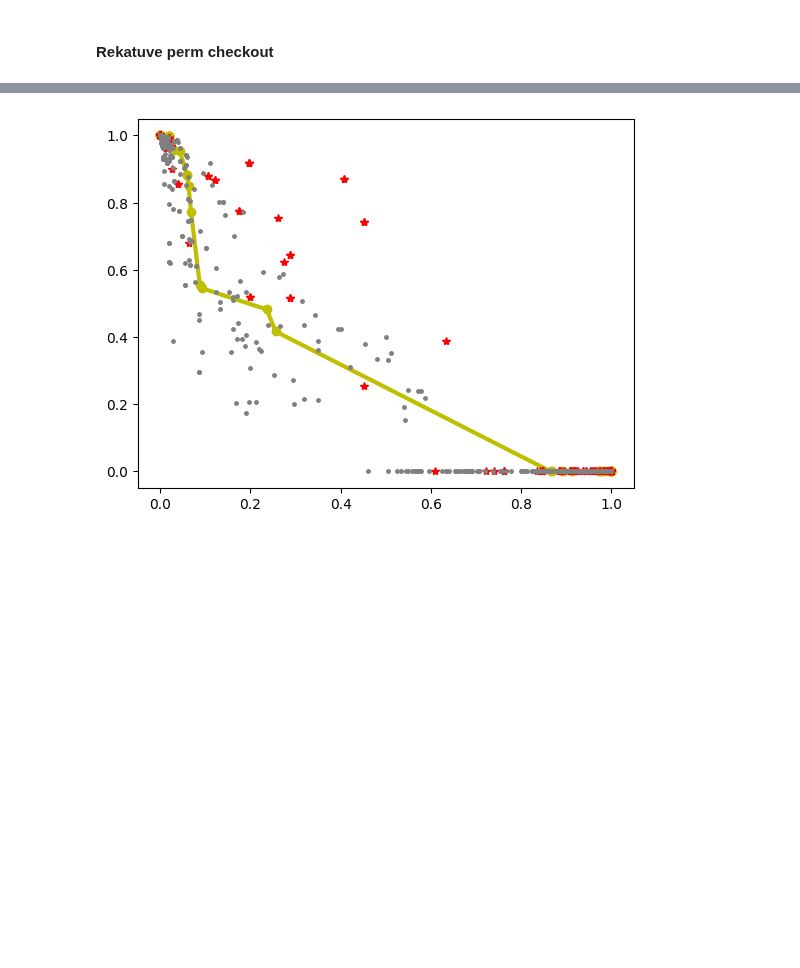
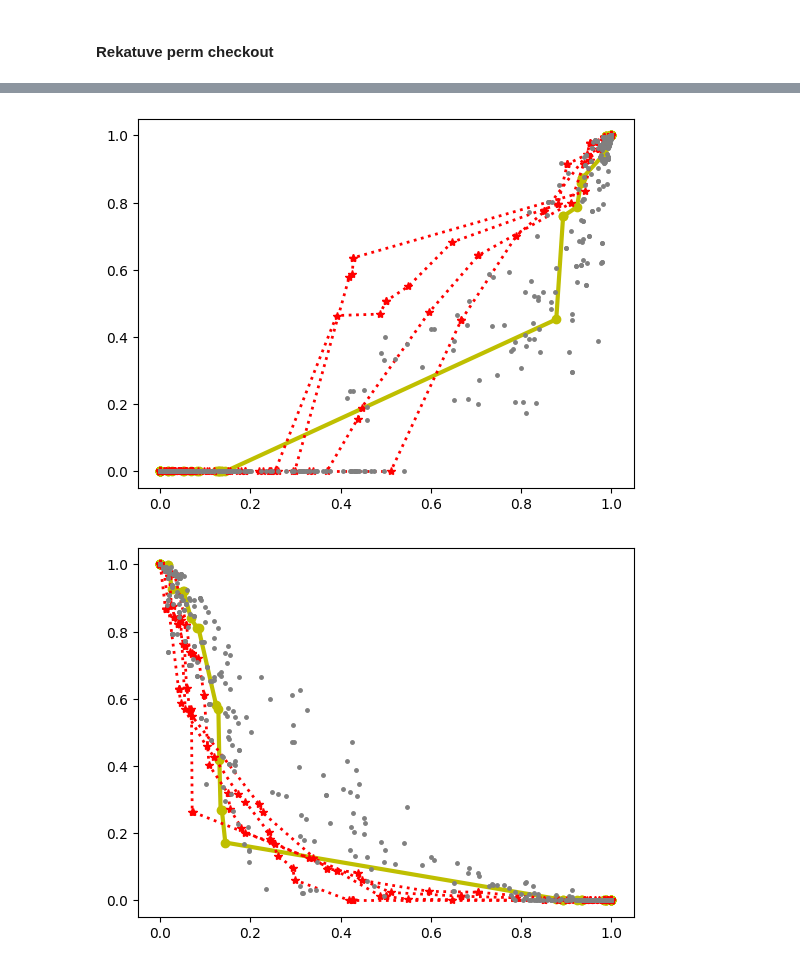
Before and after one commit to ZihanRen/poretransformer, a Jupyter notebook: lpu3dnet/post_process/analyze_phys_single.ipynb, the cells around one changed output, grey strips where cells are left out. Cells and saved outputs as stored; diff of their text form; code cells hidden in the pictures; blank space fills up the shorter version.

```diff
--- a/lpu3dnet/post_process/analyze_phys_single.ipynb
+++ b/lpu3dnet/post_process/analyze_phys_single.ipynb
@@ -91,6 +91,42 @@ plt.scatter(k_compare,k_real[:-1])
 # %% [output]
 <matplotlib.collections.PathCollection at 0x...>
 [figure]
+# %%
+def plot_figure_air(kr_results_real, kr_results_pred, sim_results):
+    f = plt.figure()
+    # Using 'yo-' for yellow dots with a line, making the line thicker for visibility
+    plt.plot(kr_results_real['snw'], kr_results_real['kr_air'], 'yo-', linewidth=3, label='real')
+
+    for ensemble in kr_results_pred:
+        # Using 'r*-' for red stars with a line, specifying a smaller line width
+        plt.plot(ensemble['snw'], ensemble['kr_air'], 'r*:', linewidth=2, label='pred')
+
+    # Plot comparison
+    compare_phys = sim_results['compare']
+    for compare in compare_phys:
+        # Using 'g.' for gray dots, no connecting line, and specifying marker size for smaller appearance
+        plt.plot(compare['snw'], compare['kr_air'], 'g.', color='gray', markersize=5, label='compare')
+
+    plt.show()
+
+
+
+def plot_figure_water(kr_results_real, kr_results_pred, sim_results):
+    f = plt.figure()
+    # Using 'yo-' for yellow dots with a line, making the line thicker for visibility
+    plt.plot(kr_results_real['snw'], kr_results_real['kr_water'], 'yo-', linewidth=3, label='real')
+
+    for ensemble in kr_results_pred:
+        # Using 'r*-' for red stars with a line, specifying a smaller line width
+        plt.plot(ensemble['snw'], ensemble['kr_water'], 'r*:', linewidth=2, label='pred')
+
+    # Plot comparison
+    compare_phys = sim_results['compare']
+    for compare in compare_phys:
+        # Using 'g.' for gray dots, no connecting line, and specifying marker size for smaller appearance
+        plt.plot(compare['snw'], compare['kr_water'], 'g.', color='gray', markersize=5, label='compare')
+
+    plt.show()
 # %% [markdown]
 #### Rekatuve perm checkout
 # %%
@@ -163,22 +159,12 @@ plt.show()
-# %%
-sample_idx = 3
-kr_results_real = sim_results[sample_idx]['original']
-kr_results_pred = sim_results[sample_idx]['generate']
-
-f = plt.figure()
-# Using 'yo-' for yellow dots with a line, making the line thicker for visibility
-plt.plot(kr_results_real['sw'], kr_results_real['kr_air'], 'yo-', linewidth=3, label='real')
-
-for ensemble in kr_results_pred:
-    # Using 'r*-' for red stars with a line, specifying a smaller line width
-    plt.plot(ensemble['sw'], ensemble['kr_air'], 'r*', linewidth=2, label='pred')
-
-# Plot comparison
-compare_phys = sim_results['compare']
-for compare in compare_phys:
-    # Using 'g.' for gray dots, no connecting line, and specifying marker size for smaller appearance
-    plt.plot(compare['sw'], compare['kr_air'], 'g.', color='gray', markersize=5, label='compare')
-
-plt.show()
-# %% [output]
-[figure, removed]
+# %%
+sample_idx = 1
+kr_results_real = sim_results[sample_idx]['original']
+kr_results_pred = sim_results[sample_idx]['generate']
+
+
+
+plot_figure_air(kr_results_real, kr_results_pred, sim_results)
+plot_figure_water(kr_results_real, kr_results_pred, sim_results)
+# %% [output]
+[figure, added]
+[figure, added]
```
Also changed, not shown: parts of 5 cells of this notebook, 5 other files.
